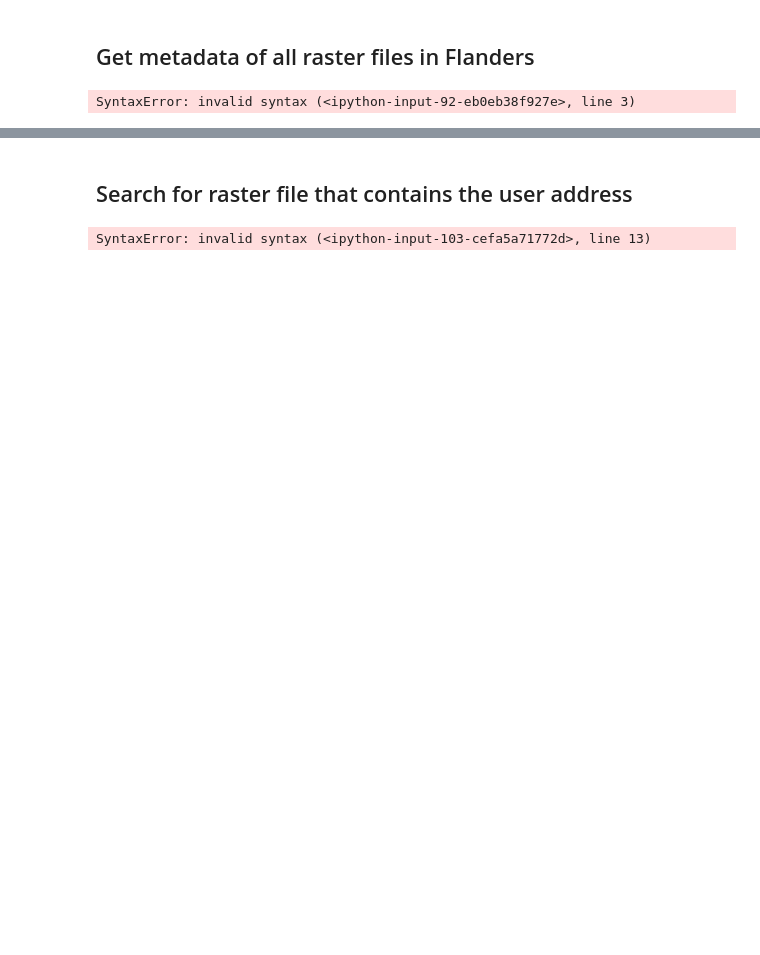
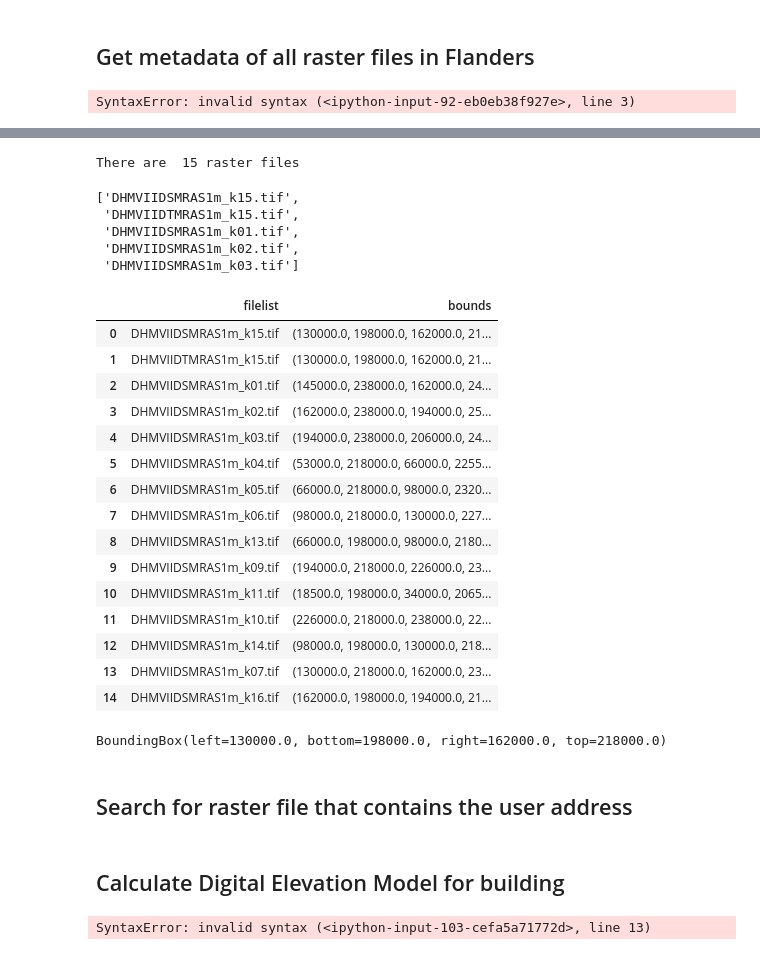
Before and after one commit to dr-robin/3D_houses, a Jupyter notebook: 3D_houses_data exploration.ipynb, the cells around one changed output, grey strips where cells are left out. Drawn from its saved outputs; the diff is of its cells as text; code cells hidden in the pictures; blank space fills up the shorter version.

```diff
--- a/3D_houses_data exploration.ipynb
+++ b/3D_houses_data exploration.ipynb
@@ -125,3 +150,74 @@ folder_path
+# %%
+### Create list of all raster files
+import os
+
+path = os.path.abspath('/media/becode/GOPRO2/1GEOTIFF')
+folder_path = path
+
+filelist = []
+
+for path, dirs, files in os.walk(folder_path):
+        for filename in files:
+            filelist.append(filename)
+        print("There are ",len(filelist), "raster files")
+
+l = filelist
+# %% [output]
+There are  15 raster files
+# %%
+filelist
+# %% [output]
+['DHMVIIDSMRAS1m_k15.tif',
+ 'DHMVIIDTMRAS1m_k15.tif',
+ 'DHMVIIDSMRAS1m_k01.tif',
+ 'DHMVIIDSMRAS1m_k02.tif',
+ 'DHMVIIDSMRAS1m_k03.tif']
+# %%
+import rasterio
+import pandas as pd
+
+#Make an empty list
+
+path = os.path.abspath('/media/becode/GOPRO2/1GEOTIFF')
+boundslist = []
+filenames = []
+for f in filelist:
+    filepath = os.path.join(path, f)
+    filenames.append(f)
+    with rasterio.open(filepath) as src:
+        #metalist.append(src.meta())
+        boundslist.append(src.bounds)
+
+df = pd.DataFrame({'filelist': filenames,
+     'bounds': boundslist})
+
+    #Append meta data to dataframe
+
+    #Write df to a file
+# %%
+df
+# %% [output]
+|  | filelist | bounds |
+| 0 | DHMVIIDSMRAS1m_k15.tif | (130000.0, 198000.0, 162000.0, 21... |
+| 1 | DHMVIIDTMRAS1m_k15.tif | (130000.0, 198000.0, 162000.0, 21... |
+| 2 | DHMVIIDSMRAS1m_k01.tif | (145000.0, 238000.0, 162000.0, 24... |
+| 3 | DHMVIIDSMRAS1m_k02.tif | (162000.0, 238000.0, 194000.0, 25... |
+| 4 | DHMVIIDSMRAS1m_k03.tif | (194000.0, 238000.0, 206000.0, 24... |
+| 5 | DHMVIIDSMRAS1m_k04.tif | (53000.0, 218000.0, 66000.0, 2255... |
+| 6 | DHMVIIDSMRAS1m_k05.tif | (66000.0, 218000.0, 98000.0, 2320... |
+| 7 | DHMVIIDSMRAS1m_k06.tif | (98000.0, 218000.0, 130000.0, 227... |
+| 8 | DHMVIIDSMRAS1m_k13.tif | (66000.0, 198000.0, 98000.0, 2180... |
+| 9 | DHMVIIDSMRAS1m_k09.tif | (194000.0, 218000.0, 226000.0, 23... |
+| 10 | DHMVIIDSMRAS1m_k11.tif | (18500.0, 198000.0, 34000.0, 2065... |
+| 11 | DHMVIIDSMRAS1m_k10.tif | (226000.0, 218000.0, 238000.0, 22... |
+| 12 | DHMVIIDSMRAS1m_k14.tif | (98000.0, 198000.0, 130000.0, 218... |
+| 13 | DHMVIIDSMRAS1m_k07.tif | (130000.0, 218000.0, 162000.0, 23... |
+| 14 | DHMVIIDSMRAS1m_k16.tif | (162000.0, 198000.0, 194000.0, 21... |
+# %%
+b = [box(l, b, r, t) for l, b, r, t in zip(df.left, df.bottom, df.right, df.top)]
+boundslist[0]
+# %% [output]
+BoundingBox(left=130000.0, bottom=198000.0, right=162000.0, top=218000.0)
 # %% [markdown]
 ## Search for raster file that contains the user address
 # %%
@@ -142,3 +236,5 @@ def address_raster():
+# %% [markdown]
+## Calculate Digital Elevation Model for building
 # %%
 import rasterio
 from rasterio.windows import Window
```
Also changed, not shown: parts of 8 cells of this notebook.
